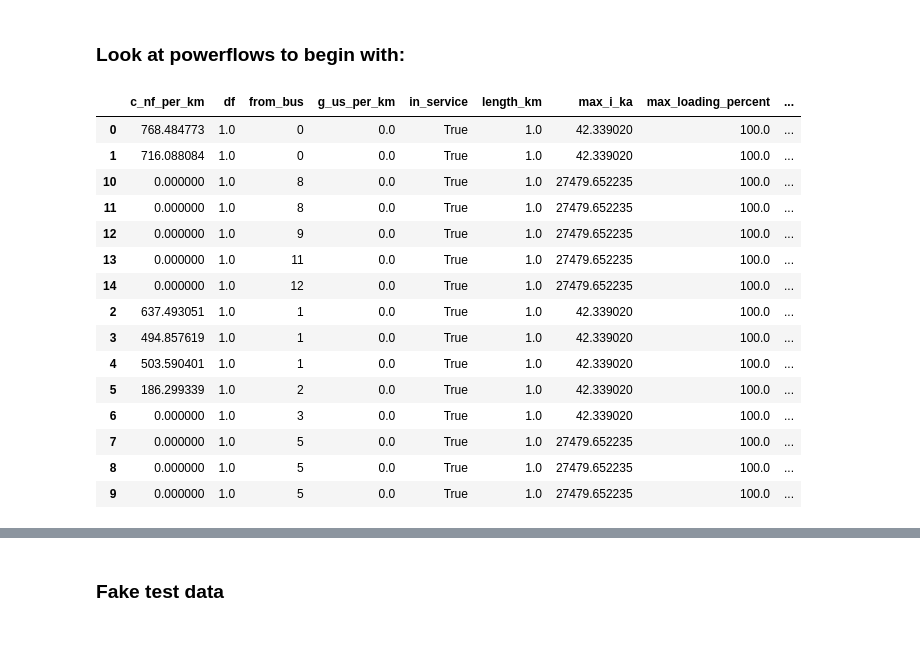
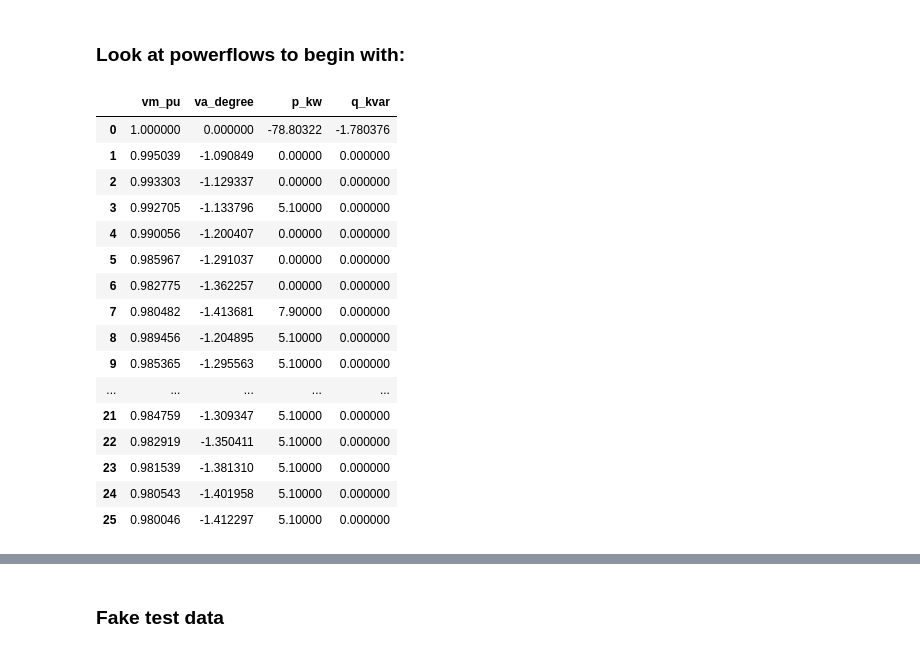
Before and after one commit to bmeyers/VirtualMicrogridSegmentation, a Jupyter notebook: Interacting with pp_network.ipynb, the cells around one changed output, grey strips where cells are left out. Saved outputs shown, nothing was run; the diff lists cells and outputs as text; code cells hidden in the pictures.

```diff
--- a/Interacting with pp_network.ipynb
+++ b/Interacting with pp_network.ipynb
@@ -78,19 +38,0 @@ net = network_model.pp_net()
-# %%
-net.line
-# %% [output]
-|  | c_nf_per_km | df | from_bus | g_us_per_km | in_service | length_km | max_i_ka | max_loading_percent | ... |
-| 0 | 768.484773 | 1.0 | 0 | 0.0 | True | 1.0 | 42.339020 | 100.0 | ... |
-| 1 | 716.088084 | 1.0 | 0 | 0.0 | True | 1.0 | 42.339020 | 100.0 | ... |
-| 10 | 0.000000 | 1.0 | 8 | 0.0 | True | 1.0 | 27479.652235 | 100.0 | ... |
-| 11 | 0.000000 | 1.0 | 8 | 0.0 | True | 1.0 | 27479.652235 | 100.0 | ... |
-| 12 | 0.000000 | 1.0 | 9 | 0.0 | True | 1.0 | 27479.652235 | 100.0 | ... |
-| 13 | 0.000000 | 1.0 | 11 | 0.0 | True | 1.0 | 27479.652235 | 100.0 | ... |
-| 14 | 0.000000 | 1.0 | 12 | 0.0 | True | 1.0 | 27479.652235 | 100.0 | ... |
-| 2 | 637.493051 | 1.0 | 1 | 0.0 | True | 1.0 | 42.339020 | 100.0 | ... |
-| 3 | 494.857619 | 1.0 | 1 | 0.0 | True | 1.0 | 42.339020 | 100.0 | ... |
-| 4 | 503.590401 | 1.0 | 1 | 0.0 | True | 1.0 | 42.339020 | 100.0 | ... |
-| 5 | 186.299339 | 1.0 | 2 | 0.0 | True | 1.0 | 42.339020 | 100.0 | ... |
-| 6 | 0.000000 | 1.0 | 3 | 0.0 | True | 1.0 | 42.339020 | 100.0 | ... |
-| 7 | 0.000000 | 1.0 | 5 | 0.0 | True | 1.0 | 27479.652235 | 100.0 | ... |
-| 8 | 0.000000 | 1.0 | 5 | 0.0 | True | 1.0 | 27479.652235 | 100.0 | ... |
-| 9 | 0.000000 | 1.0 | 5 | 0.0 | True | 1.0 | 27479.652235 | 100.0 | ... |
@@ -101 +41,21 @@ net.line
+# %%
+network_model.net.res_bus
+# %% [output]
+|  | vm_pu | va_degree | p_kw | q_kvar |
+| 0 | 1.000000 | 0.000000 | -78.80322 | -1.780376 |
+| 1 | 0.995039 | -1.090849 | 0.00000 | 0.000000 |
+| 2 | 0.993303 | -1.129337 | 0.00000 | 0.000000 |
+| 3 | 0.992705 | -1.133796 | 5.10000 | 0.000000 |
+| 4 | 0.990056 | -1.200407 | 0.00000 | 0.000000 |
+| 5 | 0.985967 | -1.291037 | 0.00000 | 0.000000 |
+| 6 | 0.982775 | -1.362257 | 0.00000 | 0.000000 |
+| 7 | 0.980482 | -1.413681 | 7.90000 | 0.000000 |
+| 8 | 0.989456 | -1.204895 | 5.10000 | 0.000000 |
+| 9 | 0.985365 | -1.295563 | 5.10000 | 0.000000 |
+| ... | ... | ... | ... | ... |
+| 21 | 0.984759 | -1.309347 | 5.10000 | 0.000000 |
+| 22 | 0.982919 | -1.350411 | 5.10000 | 0.000000 |
+| 23 | 0.981539 | -1.381310 | 5.10000 | 0.000000 |
+| 24 | 0.980543 | -1.401958 | 5.10000 | 0.000000 |
+| 25 | 0.980046 | -1.412297 | 5.10000 | 0.000000 |
 # %%
```
Also changed, not shown: parts of 44 cells of this notebook, 1 other file.
